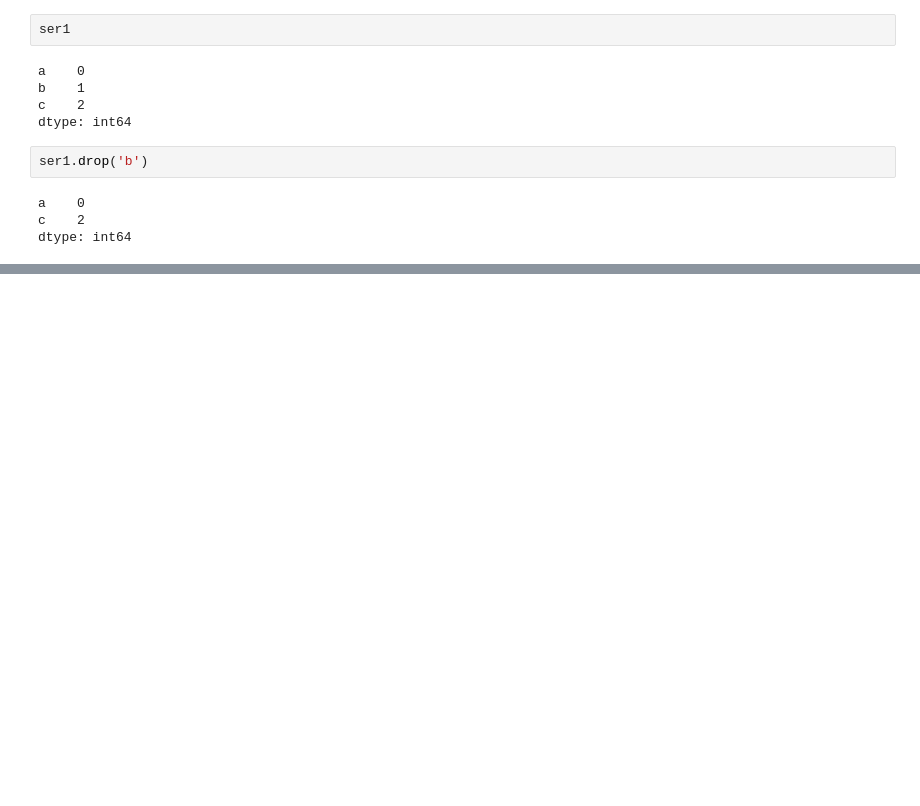
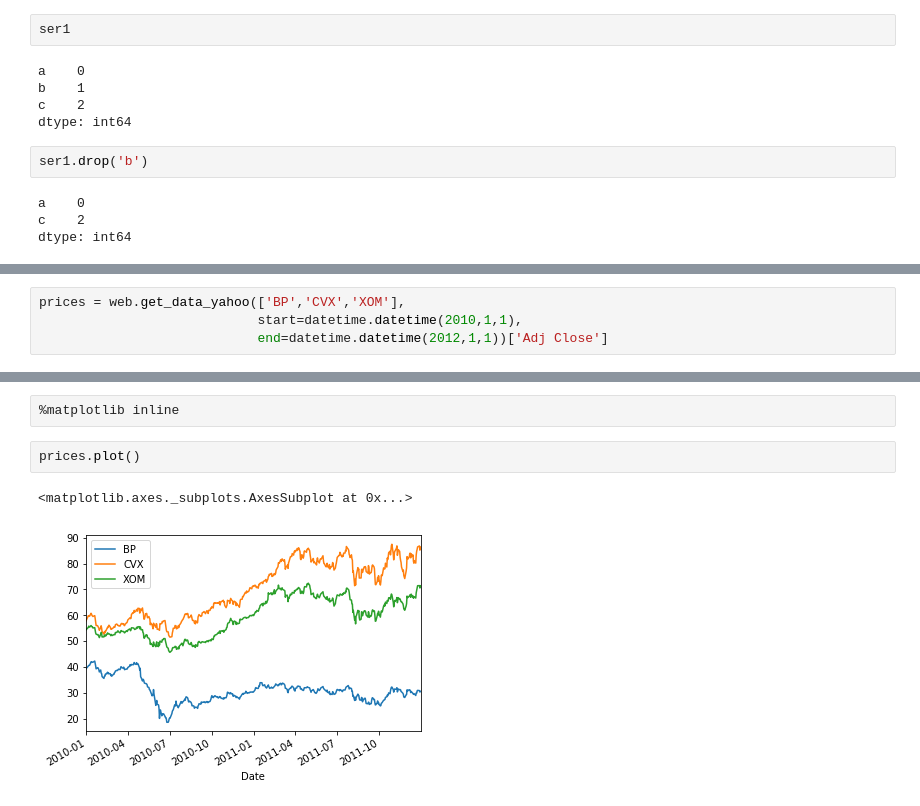
Before and after one commit to torunakano/python, a Jupyter notebook: Untitled.ipynb, the cells around one changed output, grey strips where cells are left out. Cells and saved outputs as stored; diff of their text form; blank space fills up the shorter version.

```diff
--- a/Untitled.ipynb
+++ b/Untitled.ipynb
@@ -598,0 +916,4 @@ dtype: int64
+# %%
+prices = web.get_data_yahoo(['BP','CVX','XOM'],
+                            start=datetime.datetime(2010,1,1),
+                            end=datetime.datetime(2012,1,1))['Adj Close']
@@ -598,0 +954,7 @@ dtype: int64
+# %%
+%matplotlib inline
+# %%
+prices.plot()
+# %% [output]
+<matplotlib.axes._subplots.AxesSubplot at 0x...>
+[figure, added]
```
Also changed, not shown: parts of 65 cells of this notebook, 29 other files.
